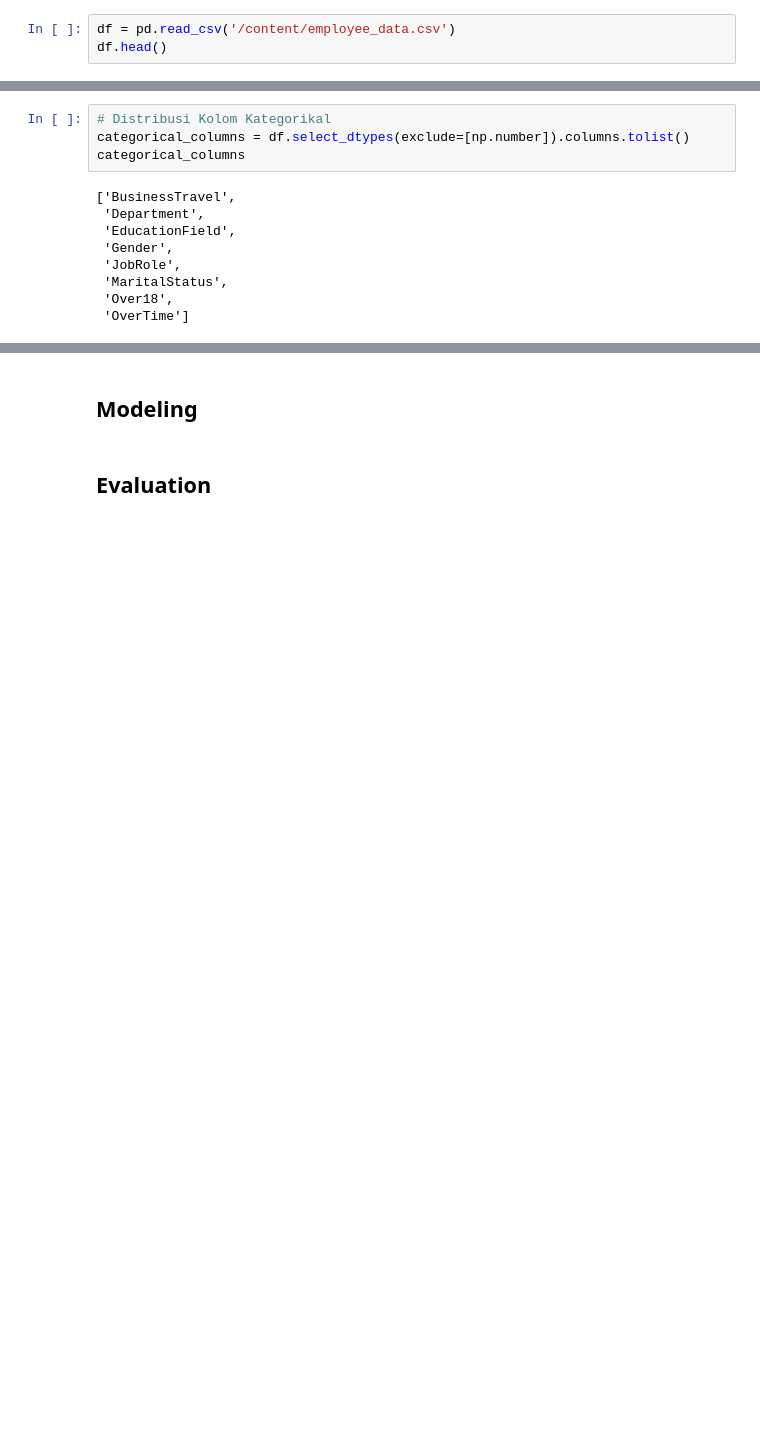
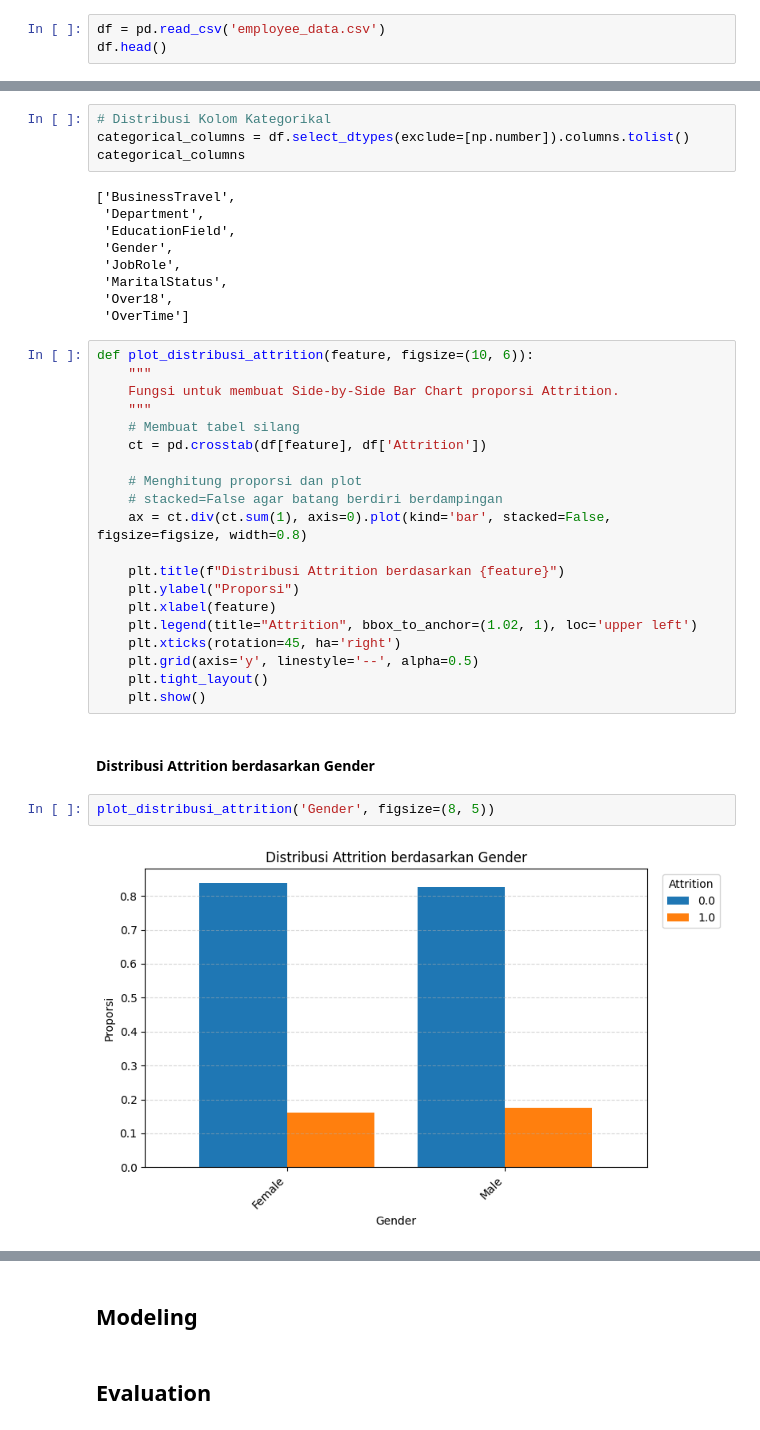
Before and after one commit to adolesans/penerapan-DS-Human-Resources, a Jupyter notebook: notebook-DS.ipynb, the cells around one changed output, grey strips where cells are left out. Cells and saved outputs as stored; diff of their text form; blank space fills up the shorter version.

```diff
--- a/notebook-DS.ipynb
+++ b/notebook-DS.ipynb
@@ -26,7 +26,7 @@ import joblib
 # %% [markdown]
 Melihat 5 baris teratas dari dataset
 # %%
-df = pd.read_csv('/content/employee_data.csv')
+df = pd.read_csv('employee_data.csv')
 df.head()
 # %% [output]
 |  | EmployeeId | Age | Attrition | BusinessTravel | DailyRate | Department | DistanceFromHome | Education | ... |
@@ -440,3 +437,29 @@ categorical_columns
  'MaritalStatus',
  'Over18',
  'OverTime']
+# %%
+def plot_distribusi_attrition(feature, figsize=(10, 6)):
+    """
+    Fungsi untuk membuat Side-by-Side Bar Chart proporsi Attrition.
+    """
+    # Membuat tabel silang
+    ct = pd.crosstab(df[feature], df['Attrition'])
+
+    # Menghitung proporsi dan plot
+    # stacked=False agar batang berdiri berdampingan
+    ax = ct.div(ct.sum(1), axis=0).plot(kind='bar', stacked=False, figsize=figsize, width=0.8)
+
+    plt.title(f"Distribusi Attrition berdasarkan {feature}")
+    plt.ylabel("Proporsi")
+    plt.xlabel(feature)
+    plt.legend(title="Attrition", bbox_to_anchor=(1.02, 1), loc='upper left')
+    plt.xticks(rotation=45, ha='right')
+    plt.grid(axis='y', linestyle='--', alpha=0.5)
+    plt.tight_layout()
+    plt.show()
+# %% [markdown]
+#### Distribusi Attrition berdasarkan Gender
+# %%
+plot_distribusi_attrition('Gender', figsize=(8, 5))
+# %% [output]
+[figure, added]
```
Also changed, not shown: parts of 17 cells of this notebook.
